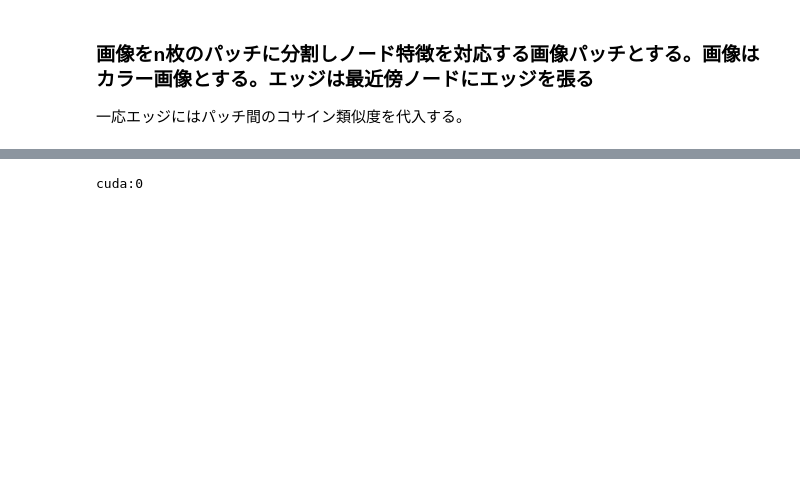
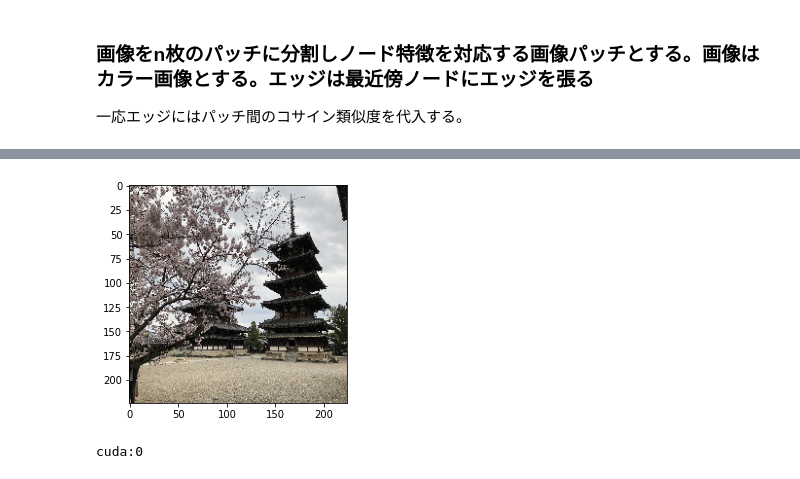
Before and after one commit to MKTKSMT-MI/GNN-DGLPro, a Jupyter notebook: Graphing/STL10 image patch.ipynb, the cells around one changed output, grey strips where cells are left out. Saved outputs shown, nothing was run; the diff lists cells and outputs as text; code cells hidden in the pictures; blank space fills up the shorter version.

```diff
--- a/Graphing/STL10 image patch.ipynb
+++ b/Graphing/STL10 image patch.ipynb
@@ -30,3 +30,11 @@ Files already downloaded and verified
+# %%
+image=cv2.imread('images/IMG_0907.jpeg')
+image=cv2.resize(image,(224,224))
+image=cv2.cvtColor(image,cv2.COLOR_BGR2RGB)
+plt.imshow(image)
+plt.show()
+# %% [output]
+[figure, added]
 # %%
 device = torch.device('cuda:0' if torch.cuda.is_available() else 'cpu')
 print(device)
```
Also changed, not shown: parts of 2 cells of this notebook, 2 other files.
